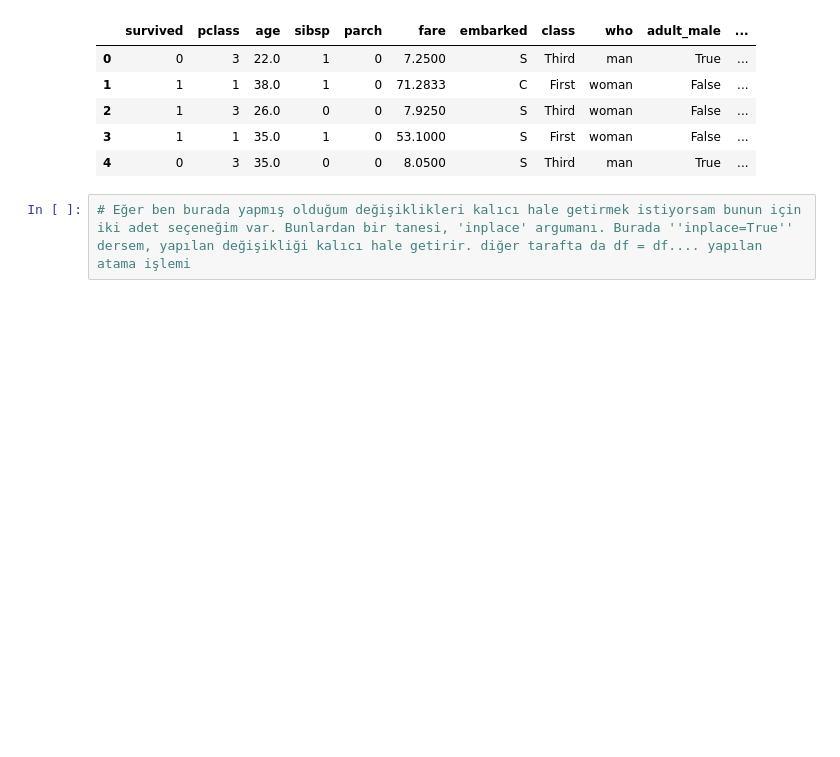
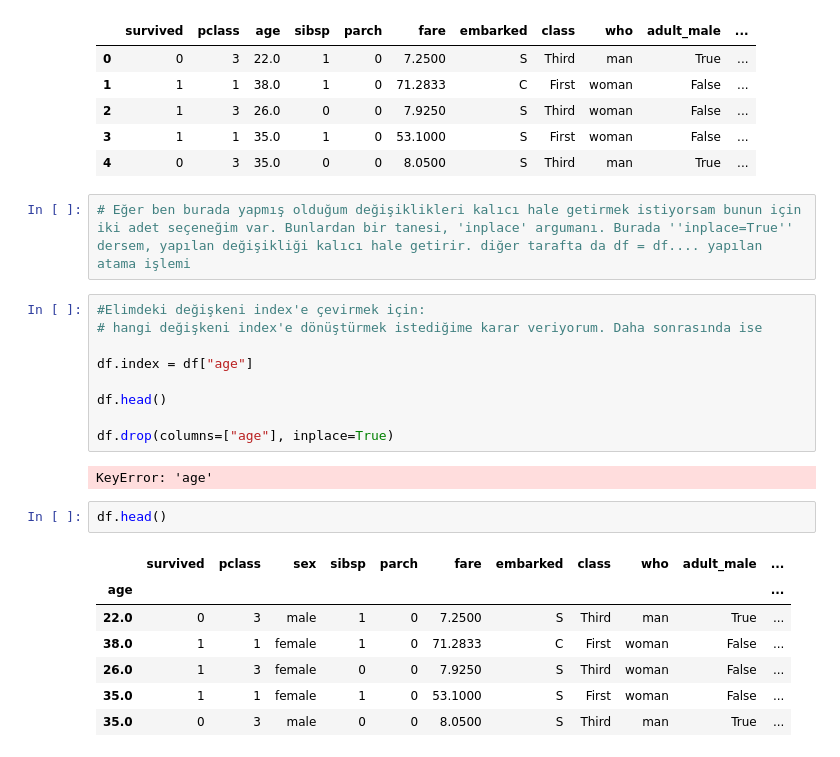
Before and after one commit to mtekfidan13/MiuulMakineOgrenmesiYazKampi, a Jupyter notebook: Pandas/pandasta seçim işlemleri.ipynb, the cells around one changed output. Saved outputs shown, nothing was run; the diff lists cells and outputs as text; blank space fills up the shorter version.

```diff
--- a/Pandas/pandasta seçim işlemleri.ipynb
+++ b/Pandas/pandasta seçim işlemleri.ipynb
@@ -135,3 +135,24 @@ df.drop(columns=["sex"]).head()
 | 4 | 0 | 3 | 35.0 | 0 | 0 | 8.0500 | S | Third | man | True | ... |
 # %%
 # Eğer ben burada yapmış olduğum değişiklikleri kalıcı hale getirmek istiyorsam bunun için iki adet seçeneğim var. Bunlardan bir tanesi, 'inplace' argumanı. Burada ''inplace=True'' dersem, yapılan değişikliği kalıcı hale getirir. diğer tarafta da df = df.... yapılan atama işlemi
+# %%
+#Elimdeki değişkeni index'e çevirmek için:
+# hangi değişkeni index'e dönüştürmek istediğime karar veriyorum. Daha sonrasında ise
+
+df.index = df["age"]
+
+df.head()
+
+df.drop(columns=["age"], inplace=True)
+# %% [output]
+KeyError: 'age'
+# %%
+df.head()
+# %% [output]
+|  | survived | pclass | sex | sibsp | parch | fare | embarked | class | who | adult_male | ... |
+| age |  |  |  |  |  |  |  |  |  |  | ... |
+| 22.0 | 0 | 3 | male | 1 | 0 | 7.2500 | S | Third | man | True | ... |
+| 38.0 | 1 | 1 | female | 1 | 0 | 71.2833 | C | First | woman | False | ... |
+| 26.0 | 1 | 3 | female | 0 | 0 | 7.9250 | S | Third | woman | False | ... |
+| 35.0 | 1 | 1 | female | 1 | 0 | 53.1000 | S | First | woman | False | ... |
+| 35.0 | 0 | 3 | male | 0 | 0 | 8.0500 | S | Third | man | True | ... |
```
Also changed, not shown: parts of 8 cells of this notebook.
